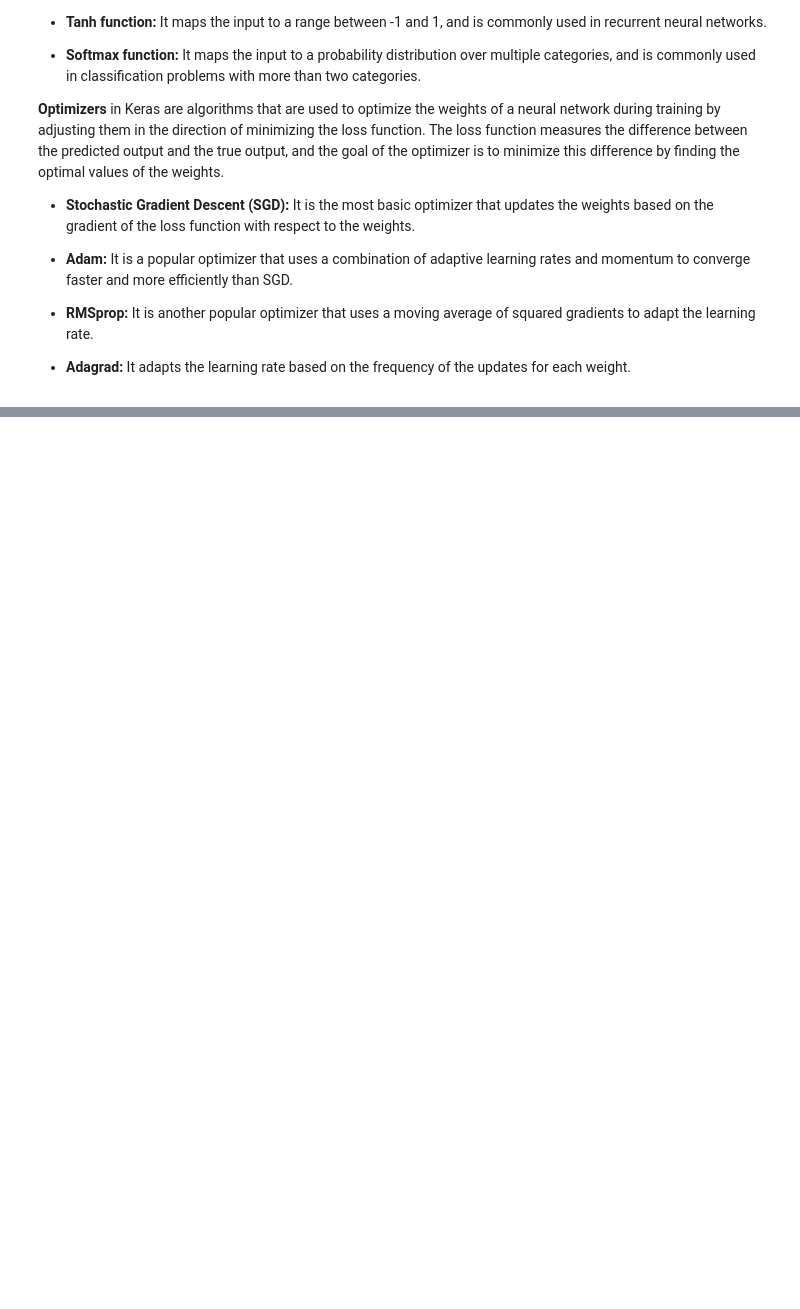
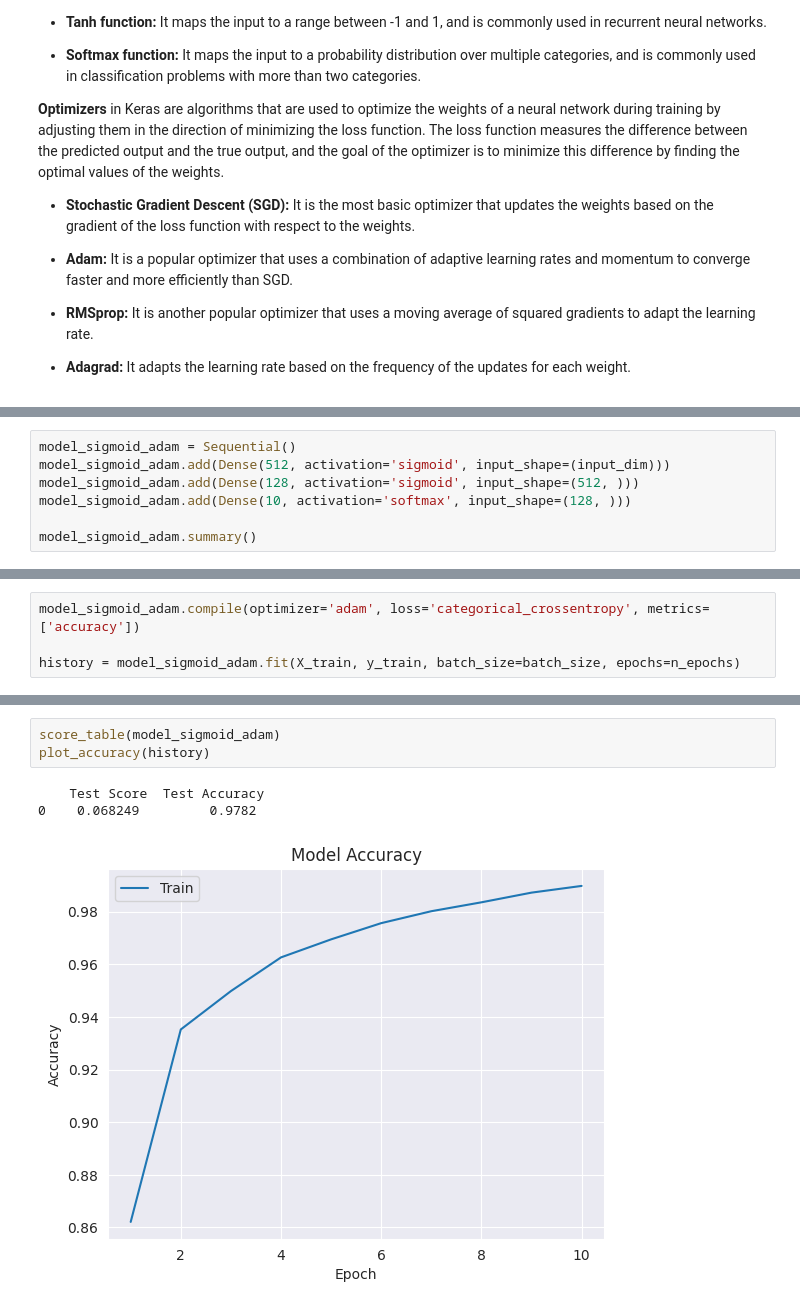
Before and after one commit to mjmousavi97/Deep-Learning-Tehran-uni, a Jupyter notebook: HomeWorks/01 HW/image_classification_mnist.ipynb, the cells around one changed output, grey strips where cells are left out. Cells and saved outputs as stored; diff of their text form; blank space fills up the shorter version.

```diff
--- a/HomeWorks/01 HW/image_classification_mnist.ipynb
+++ b/HomeWorks/01 HW/image_classification_mnist.ipynb
@@ -260,0 +329,7 @@ The purpose of using **Activation Functions** in Keras is to allow the neural ne
+# %%
+model_sigmoid_adam = Sequential()
+model_sigmoid_adam.add(Dense(512, activation='sigmoid', input_shape=(input_dim)))
+model_sigmoid_adam.add(Dense(128, activation='sigmoid', input_shape=(512, )))
+model_sigmoid_adam.add(Dense(10, activation='softmax', input_shape=(128, )))
+
+model_sigmoid_adam.summary()
@@ -260,0 +350,4 @@ The purpose of using **Activation Functions** in Keras is to allow the neural ne
+# %%
+model_sigmoid_adam.compile(optimizer='adam', loss='categorical_crossentropy', metrics=['accuracy'])
+
+history = model_sigmoid_adam.fit(X_train, y_train, batch_size=batch_size, epochs=n_epochs)
@@ -260,0 +375,7 @@ The purpose of using **Activation Functions** in Keras is to allow the neural ne
+# %%
+score_table(model_sigmoid_adam)
+plot_accuracy(history)
+# %% [output]
+    Test Score  Test Accuracy
+0    0.068249         0.9782
+[figure, added]
```
Also changed, not shown: parts of 19 cells of this notebook.
